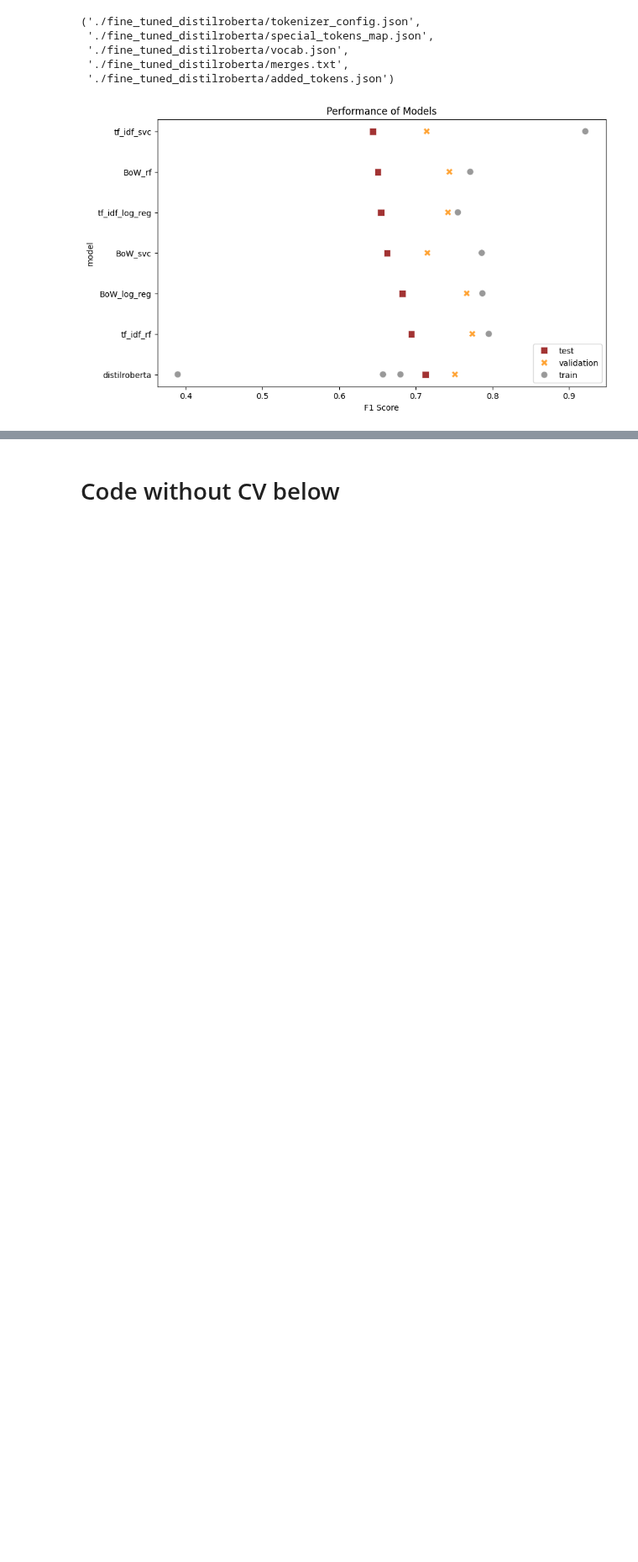
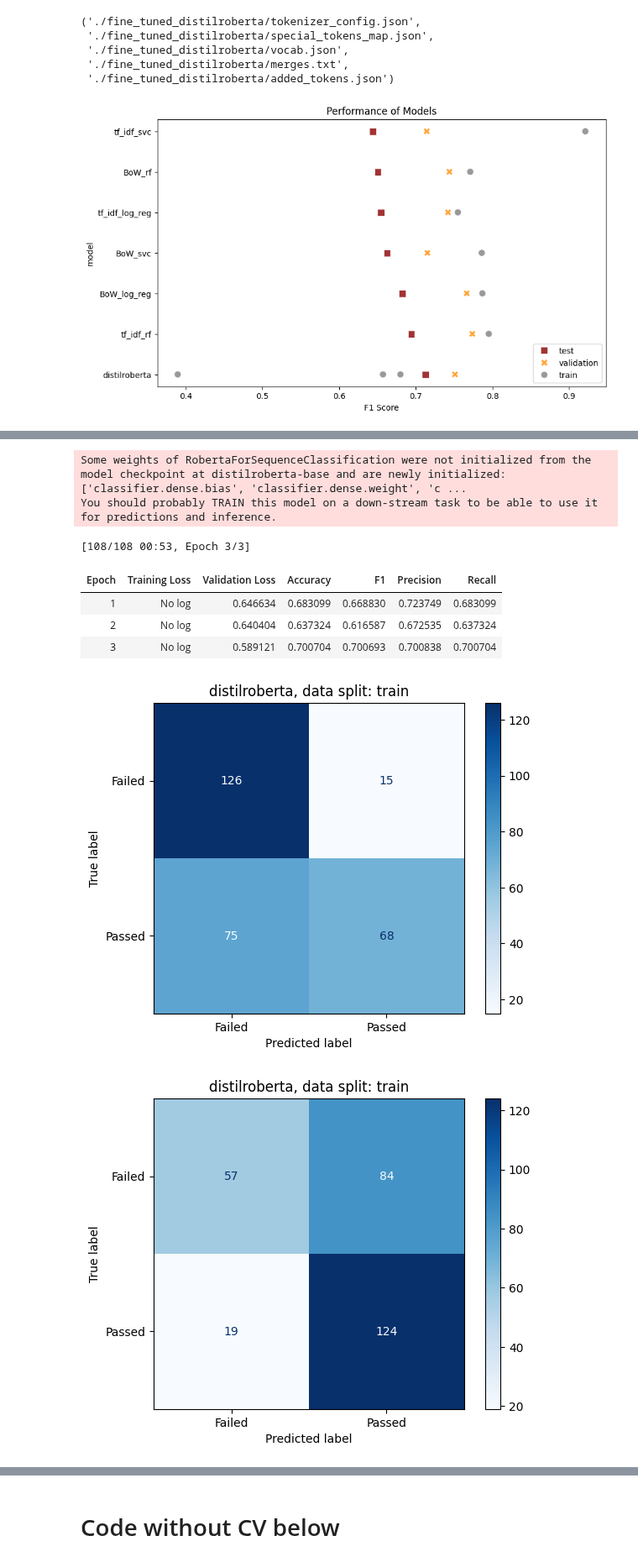
Before and after one commit to sigridbom/NLP_exam, a Jupyter notebook: 3_model_selection/DistilRoBERTa.ipynb, the cells around one changed output, grey strips where cells are left out. Shown at 84% size. Saved outputs shown, nothing was run; the diff lists cells and outputs as text; code cells hidden in the pictures; blank space fills up the shorter version.

Commit message:
added split training in distilroberta

```diff
--- a/3_model_selection/DistilRoBERTa.ipynb
+++ b/3_model_selection/DistilRoBERTa.ipynb
@@ -324,3 +341,29 @@ plt.show()
+# %%
+# Load data
+train_df = pd.read_csv("../2_preprocessing/train_case_sensitive.csv")
+val_df = pd.read_csv("../2_preprocessing/validation_case_sensitive.csv")
+test_df = pd.read_csv("../2_preprocessing/test_case_sensitive.csv")
+
+train_data, train_eval = train_test_split(train_df, stratify = train_df['passed_bechdel'], test_size=0.2, random_state=42)
+
+# Convert to Hugging Face Dataset
+train_dataset = Dataset.from_pandas(train_data)
+train_eval_dataset = Dataset.from_pandas(train_eval)
+val_dataset = Dataset.from_pandas(val_df)
+test_dataset = Dataset.from_pandas(test_df)
+data = DatasetDict({"train_data": train_dataset, "train_eval": train_eval_dataset, "validation": val_dataset, "test": test_dataset})
+# %%
+# Load DistilRoBERTa tokenizer
+tokenizer = RobertaTokenizer.from_pretrained("distilroberta-base")
+
+# Tokenize datasets
+def tokenize_function(examples):
+    return tokenizer(examples["script"], padding="max_length", truncation=True)
+
+tokenized_datasets = data.map(tokenize_function, batched=True)
+tokenized_datasets = tokenized_datasets.remove_columns(["script"])  # Remove raw text after tokenization
+tokenized_datasets = tokenized_datasets.rename_column("passed_bechdel", "labels")  # Rename for Trainer compatibility
+tokenized_datasets.set_format("torch")  # Use PyTorch tensors
 # %%
 #random.seed(42)
 # Load RobertaForSequenceClassification with DistilRoBERTa's pre-trained weights
@@ -350,7 +393,7 @@ def compute_metrics(eval_pred):
     disp = ConfusionMatrixDisplay(confusion_matrix=cm, display_labels=["Failed", "Passed"])
     disp.plot(cmap=plt.cm.Blues)
     disp.ax_.set_title(f"{model_name}, data split: {datasplit}")
-    plt.savefig(f'./output/figures/{model_name}_{datasplit}_confusion_matrix.jpeg')
+    plt.savefig(f'./output/figures/{model_name}_{datasplit}{trainer.state.epoch}_confusion_matrix.jpeg')
     #plt.savefig(f"./output/figures/distilroberta_confusion_matrix_epoch_{trainer.state.epoch}.png")
     #plt.close()
     plt.show()
@@ -389,15 +432,31 @@ training_args = TrainingArguments(
     load_best_model_at_end=True,       # Load the best model based on validation accuracy
     metric_for_best_model="f1", #"accuracy",  # Select best model based on validation accuracy
     save_total_limit=2,                 # Save at most 2 checkpoints
-    seed = 42
+    seed = 97
 )
 
 # Set up the Trainer
 trainer = Trainer(
     model=model,
     args=training_args,
-    train_dataset=tokenized_datasets["train"],
-    eval_dataset=tokenized_datasets["validation"],  # Validation dataset for evaluation
+    train_dataset=tokenized_datasets["train_data"],
+    eval_dataset=tokenized_datasets["train_eval"],  # dataset for evaluation
     processing_class=tokenizer,
     compute_metrics=compute_metrics
 )
+# %% [output]
+Some weights of RobertaForSequenceClassification were not initialized from the model checkpoint at distilroberta-base and are newly initialized: ['classifier.dense.bias', 'classifier.dense.weight', 'c ...
+You should probably TRAIN this model on a down-stream task to be able to use it for predictions and inference.
+# %%
+# Train the model
+datasplit = 'train'
+trainer.train()
+results_df
+# %% [output]
+[108/108 00:53, Epoch 3/3]
+| Epoch | Training Loss | Validation Loss | Accuracy | F1 | Precision | Recall |
+| 1 | No log | 0.646634 | 0.683099 | 0.668830 | 0.723749 | 0.683099 |
+| 2 | No log | 0.640404 | 0.637324 | 0.616587 | 0.672535 | 0.637324 |
+| 3 | No log | 0.589121 | 0.700704 | 0.700693 | 0.700838 | 0.700704 |
+[figure, added]
+[figure, added]
```
Also changed, not shown: parts of 6 cells of this notebook, 8 other files.
